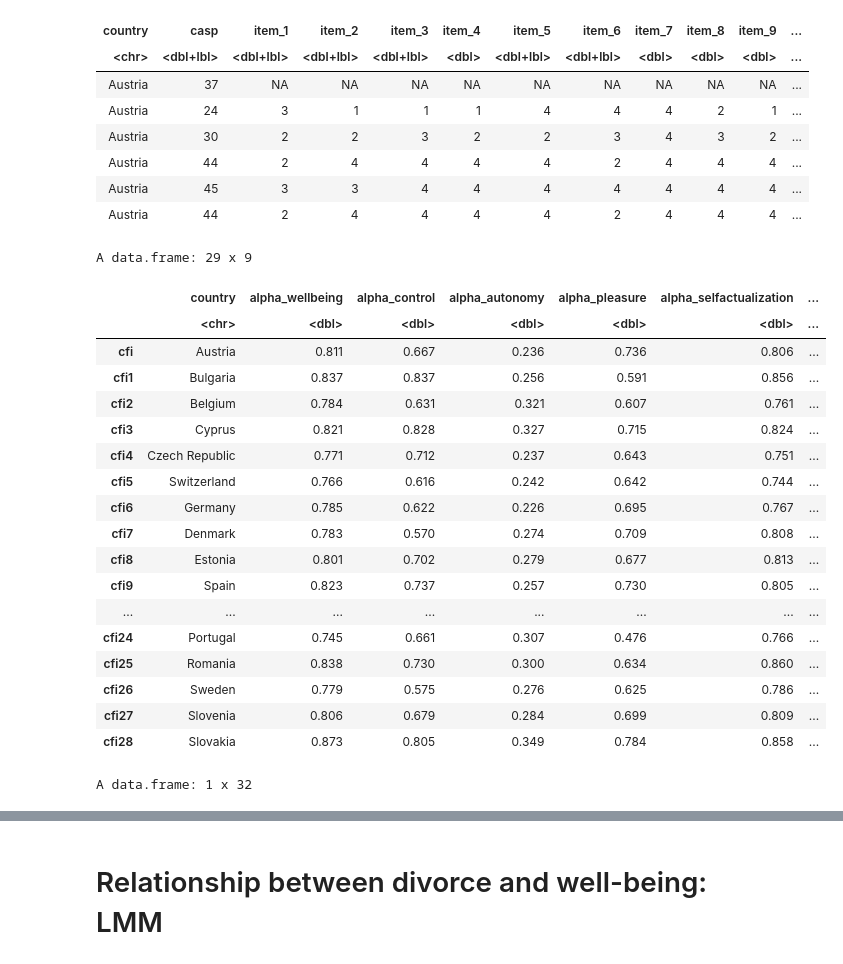
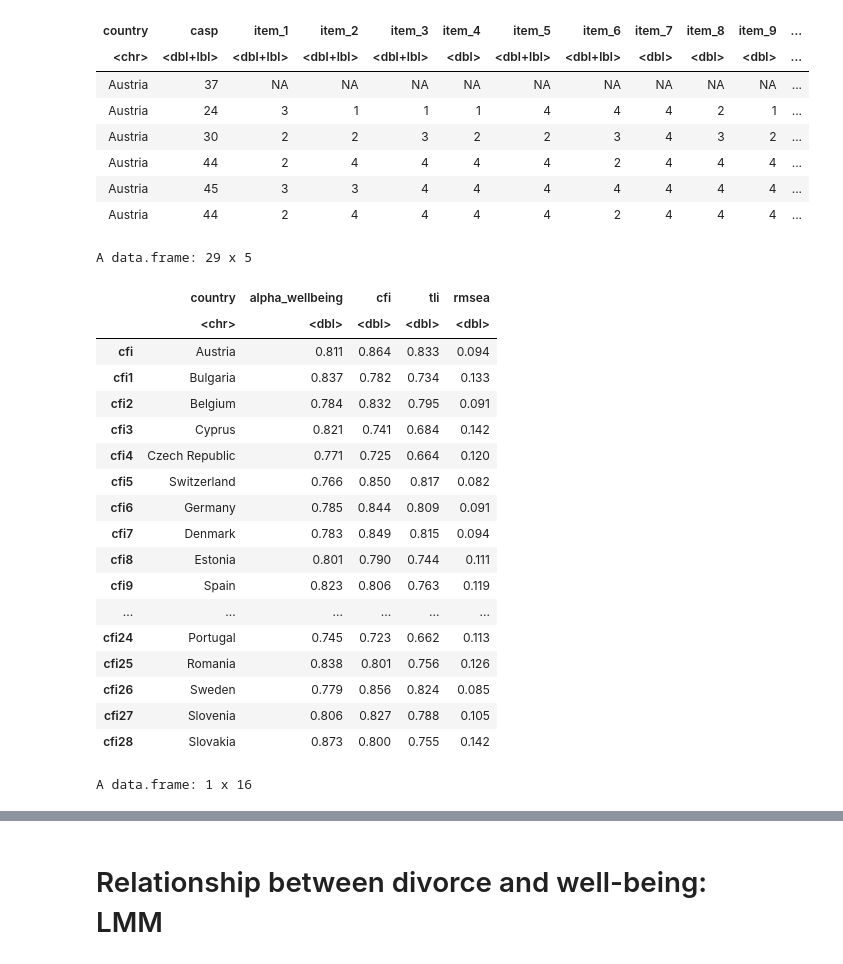
Before and after one commit to GiedriusRupsys/divorce-well-being, a Jupyter notebook: analysis.ipynb, the cells around one changed output, grey strips where cells are left out. Cells and saved outputs as stored; diff of their text form; code cells hidden in the pictures.

```diff
--- a/analysis.ipynb
+++ b/analysis.ipynb
@@ -619,54 +676,50 @@ psychometrics_12 <- data.frame(country = character(),
 for(country in unique(casp_12$country)) {
     scale_country <- casp_12 %>%
         filter(country == !!country)
 
     alpha_wellbeing <- alpha(select(scale_country, item_1:item_12))
 
     # Construct validity: First-order one factor CFA
     cfa_model <- '
     well_being =~ item_1 + item_2 + item_3 + item_4 + item_5 + item_6 + item_7 + item_8 + item_9 + item_10 + item_11 + item_12
     '
 
     fit <- cfa(cfa_model, data = scale_country, estimator = "MLR")
     fit_indices <- fitMeasures(fit, c("cfi", "tli", "rmsea"))
 
 
     psychometrics_12 <- rbind(psychometrics_12, data.frame(country = country,
                                                      alpha_wellbeing = round(alpha_wellbeing$total$raw_alpha, 3),
-                                                     alpha_control = round(alpha_control$total$raw_alpha, 3),
-                                                     alpha_autonomy = round(alpha_autonomy$total$raw_alpha, 3),
-                                                     alpha_pleasure = round(alpha_pleasure$total$raw_alpha, 3),
-                                                     alpha_selfactualization = round(alpha_selfactualization$total$raw_alpha, 3),
                                                      cfi = round(fit_indices["cfi"], 3),
                                                      tli = round(fit_indices["tli"], 3),
                                                      rmsea = round(fit_indices["rmsea"], 3),
                                                      stringsAsFactors = FALSE))
 
 
 }
 
 psychometrics_12
 
 psychometrics_12 %>%
   summarise(across(where(is.numeric), list(mean = ~mean(. , na.rm = TRUE), sd = ~sd(. , na.rm = TRUE), min = ~min(. , na.rm = TRUE), max = ~max(. , na.rm = TRUE))))
 # %% [output]
-A data.frame: 29 x 9
+A data.frame: 29 x 5
-|  | country | alpha_wellbeing | alpha_control | alpha_autonomy | alpha_pleasure | alpha_selfactualization | ... |
-|  | <chr> | <dbl> | <dbl> | <dbl> | <dbl> | <dbl> | ... |
-| cfi | Austria | 0.811 | 0.667 | 0.236 | 0.736 | 0.806 | ... |
-| cfi1 | Bulgaria | 0.837 | 0.837 | 0.256 | 0.591 | 0.856 | ... |
-| cfi2 | Belgium | 0.784 | 0.631 | 0.321 | 0.607 | 0.761 | ... |
-| cfi3 | Cyprus | 0.821 | 0.828 | 0.327 | 0.715 | 0.824 | ... |
-| cfi4 | Czech Republic | 0.771 | 0.712 | 0.237 | 0.643 | 0.751 | ... |
-| cfi5 | Switzerland | 0.766 | 0.616 | 0.242 | 0.642 | 0.744 | ... |
-| cfi6 | Germany | 0.785 | 0.622 | 0.226 | 0.695 | 0.767 | ... |
-| cfi7 | Denmark | 0.783 | 0.570 | 0.274 | 0.709 | 0.808 | ... |
-| cfi8 | Estonia | 0.801 | 0.702 | 0.279 | 0.677 | 0.813 | ... |
-| cfi9 | Spain | 0.823 | 0.737 | 0.257 | 0.730 | 0.805 | ... |
-| ... | ... | ... | ... | ... | ... | ... | ... |
-| cfi24 | Portugal | 0.745 | 0.661 | 0.307 | 0.476 | 0.766 | ... |
-| cfi25 | Romania | 0.838 | 0.730 | 0.300 | 0.634 | 0.860 | ... |
-| cfi26 | Sweden | 0.779 | 0.575 | 0.276 | 0.625 | 0.786 | ... |
-| cfi27 | Slovenia | 0.806 | 0.679 | 0.284 | 0.699 | 0.809 | ... |
-| cfi28 | Slovakia | 0.873 | 0.805 | 0.349 | 0.784 | 0.858 | ... |
+|  | country | alpha_wellbeing | cfi | tli | rmsea |
+|  | <chr> | <dbl> | <dbl> | <dbl> | <dbl> |
+| cfi | Austria | 0.811 | 0.864 | 0.833 | 0.094 |
+| cfi1 | Bulgaria | 0.837 | 0.782 | 0.734 | 0.133 |
+| cfi2 | Belgium | 0.784 | 0.832 | 0.795 | 0.091 |
+| cfi3 | Cyprus | 0.821 | 0.741 | 0.684 | 0.142 |
+| cfi4 | Czech Republic | 0.771 | 0.725 | 0.664 | 0.120 |
+| cfi5 | Switzerland | 0.766 | 0.850 | 0.817 | 0.082 |
+| cfi6 | Germany | 0.785 | 0.844 | 0.809 | 0.091 |
+| cfi7 | Denmark | 0.783 | 0.849 | 0.815 | 0.094 |
+| cfi8 | Estonia | 0.801 | 0.790 | 0.744 | 0.111 |
+| cfi9 | Spain | 0.823 | 0.806 | 0.763 | 0.119 |
+| ... | ... | ... | ... | ... | ... |
+| cfi24 | Portugal | 0.745 | 0.723 | 0.662 | 0.113 |
+| cfi25 | Romania | 0.838 | 0.801 | 0.756 | 0.126 |
+| cfi26 | Sweden | 0.779 | 0.856 | 0.824 | 0.085 |
+| cfi27 | Slovenia | 0.806 | 0.827 | 0.788 | 0.105 |
+| cfi28 | Slovakia | 0.873 | 0.800 | 0.755 | 0.142 |
-A data.frame: 1 x 32
+A data.frame: 1 x 16
```
Also changed, not shown: parts of 12 cells of this notebook, 2 other files.
